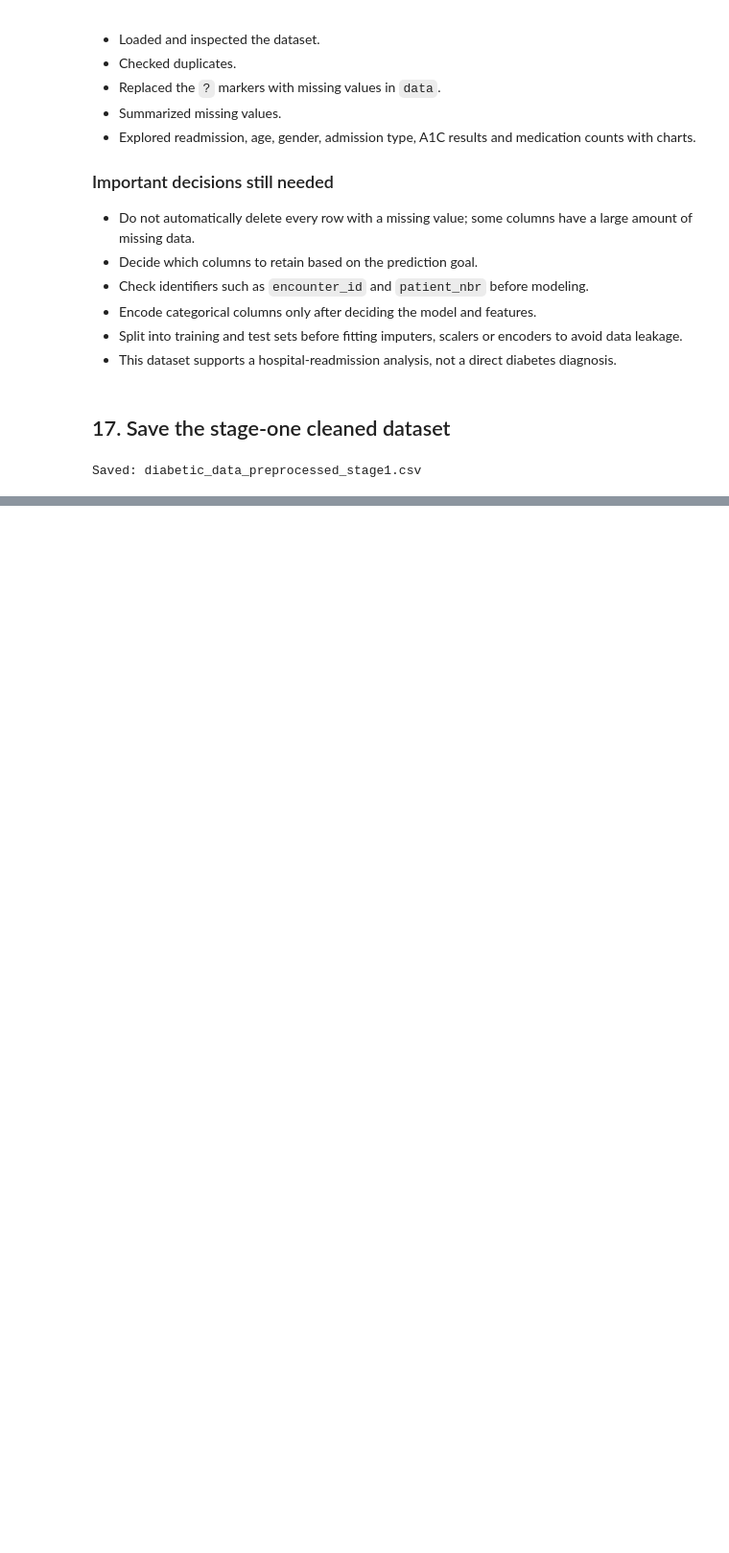
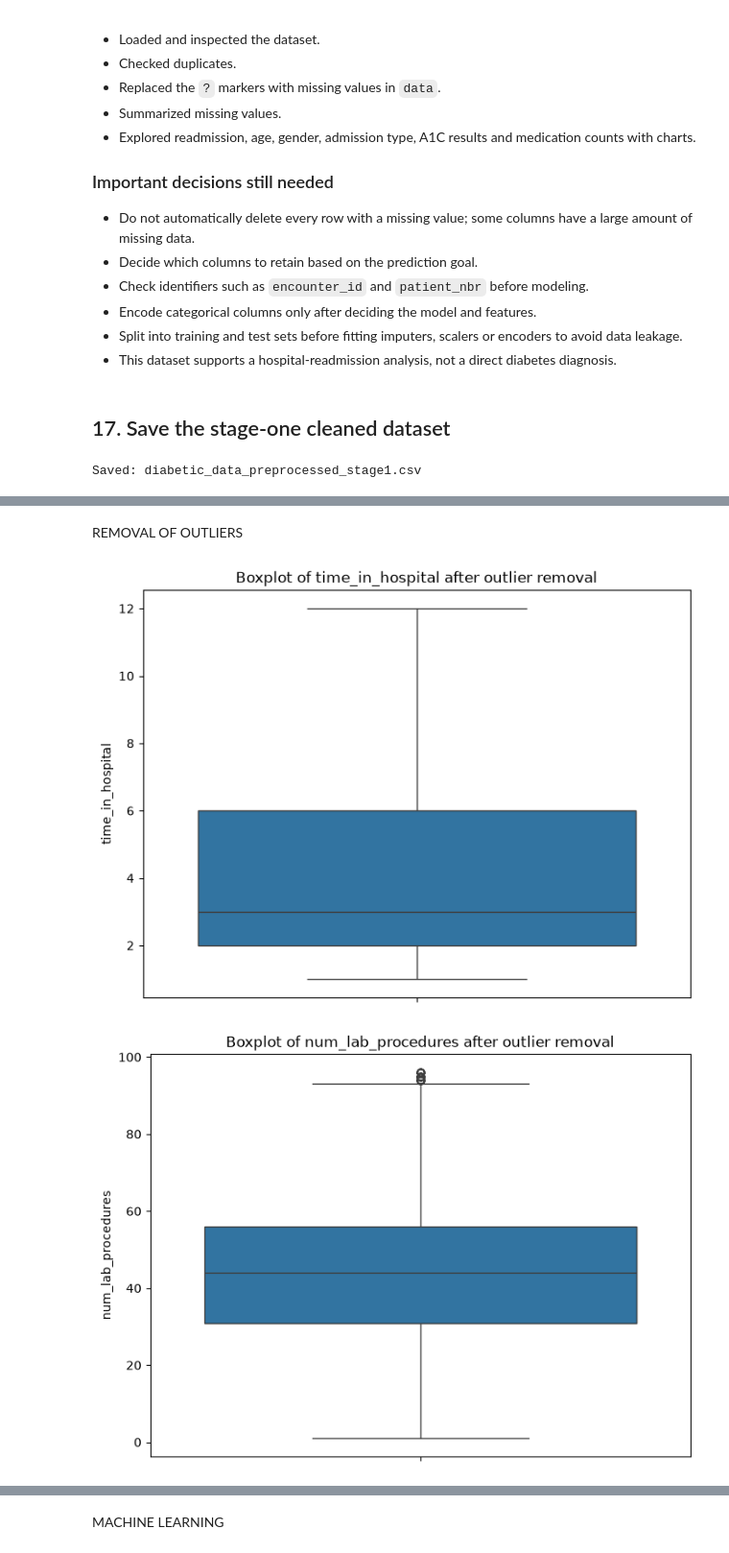
Before and after one commit to suhailahmed2007/ML2, a Jupyter notebook: US_Diabetes/US_Diabetes_EDA_Visualization_Preprocessing (1).ipynb, the cells around one changed output, grey strips where cells are left out. Shown at 96% size. Cells and saved outputs as stored; diff of their text form; code cells hidden in the pictures; blank space fills up the shorter version.

```diff
--- a/US_Diabetes/US_Diabetes_EDA_Visualization_Preprocessing (1).ipynb
+++ b/US_Diabetes/US_Diabetes_EDA_Visualization_Preprocessing (1).ipynb
@@ -401,0 +572,34 @@ Saved: diabetic_data_preprocessed_stage1.csv
+# %% [markdown]
+REMOVAL OF OUTLIERS
+# %%
+outlier_columns = ['time_in_hospital','num_lab_procedures','num_procedures','num_medications','number_diagnoses']# removing outliers
+import pandas as pd
+import seaborn as sns
+import matplotlib.pyplot as plt
+
+
+
+mask = pd.Series(True, index=data.index)
+
+for col in outlier_columns:
+    # Convert numeric-looking strings to numbers; unparseable values become NaN.
+    values = pd.to_numeric(data[col], errors="coerce")
+
+    q1 = values.quantile(0.25)
+    q3 = values.quantile(0.75)
+    iqr = q3 - q1
+    lower = q1 - 1.5 * iqr
+    upper = q3 + 1.5 * iqr
+
+    mask &= values.between(lower, upper) | values.isna()
+
+data = data.loc[mask].copy()
+
+for col in outlier_columns:
+    plt.figure(figsize=(8, 6))
+    sns.boxplot(data=data, y=col)
+    plt.title(f'Boxplot of {col} after outlier removal')
+    plt.show()
+# %% [output]
+[figure, added]
+[figure, added]
@@ -401,0 +609,2 @@ Saved: diabetic_data_preprocessed_stage1.csv
+# %% [markdown]
+MACHINE LEARNING
```
Also changed, not shown: parts of 16 cells of this notebook.
